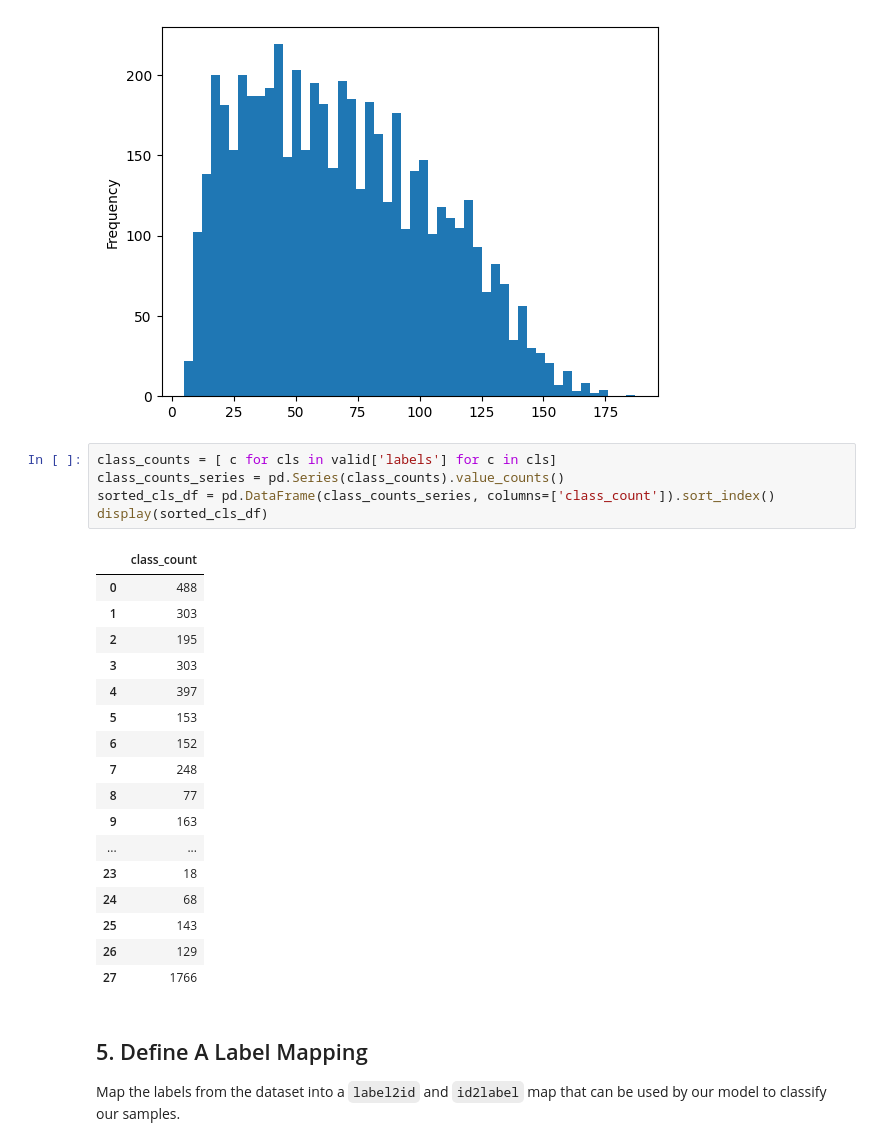
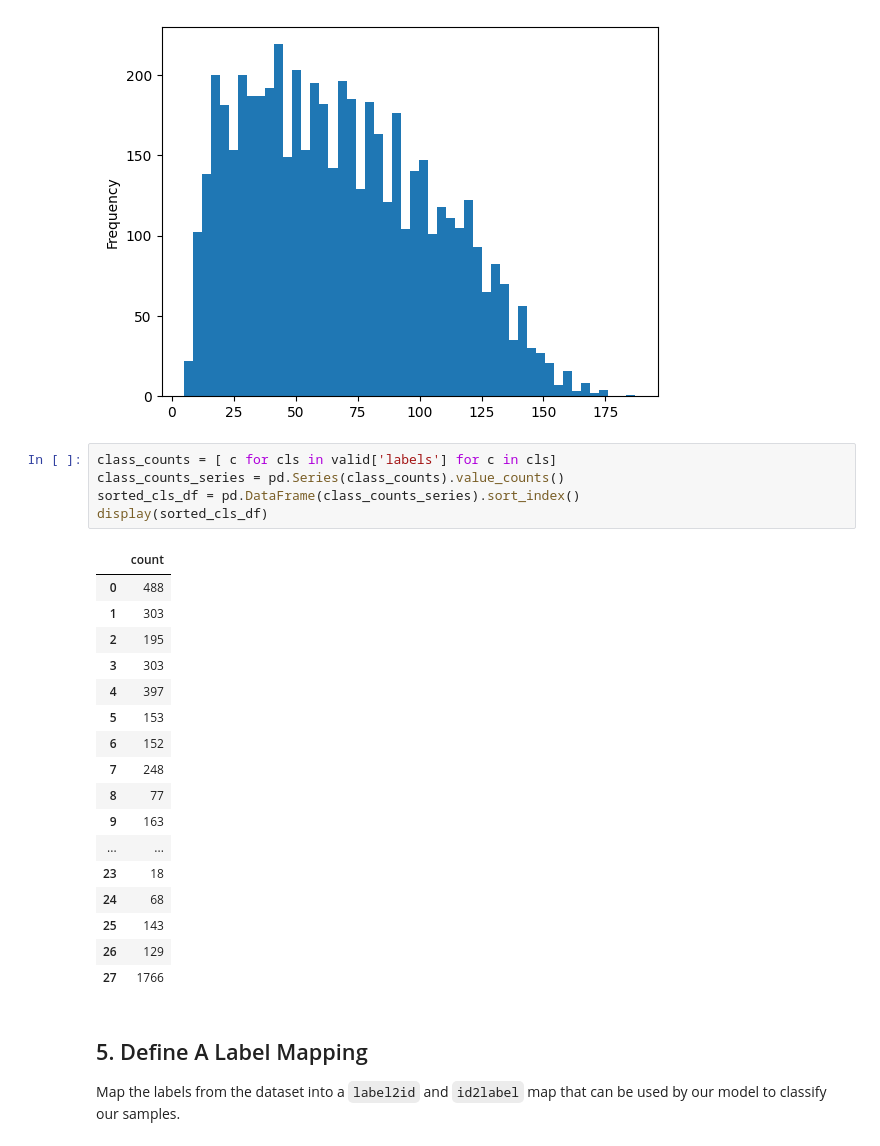
Before and after one commit to andrewBurrr/CPSC571Group, a Jupyter notebook: backend/training/GoEmotionsTesting.ipynb, the cells around one changed output. Cells and saved outputs as stored; diff of their text form.

```diff
--- a/backend/training/GoEmotionsTesting.ipynb
+++ b/backend/training/GoEmotionsTesting.ipynb
@@ -246,10 +285,10 @@ text_lengths.plot.hist(bins=50)
 # %%
 class_counts = [ c for cls in valid['labels'] for c in cls]
 class_counts_series = pd.Series(class_counts).value_counts()
-sorted_cls_df = pd.DataFrame(class_counts_series, columns=['class_count']).sort_index()
+sorted_cls_df = pd.DataFrame(class_counts_series).sort_index()
 display(sorted_cls_df)
 # %% [output]
-|  | class_count |
+|  | count |
 | 0 | 488 |
 | 1 | 303 |
 | 2 | 195 |
```
Also changed, not shown: parts of 16 cells of this notebook, 6 other files.
